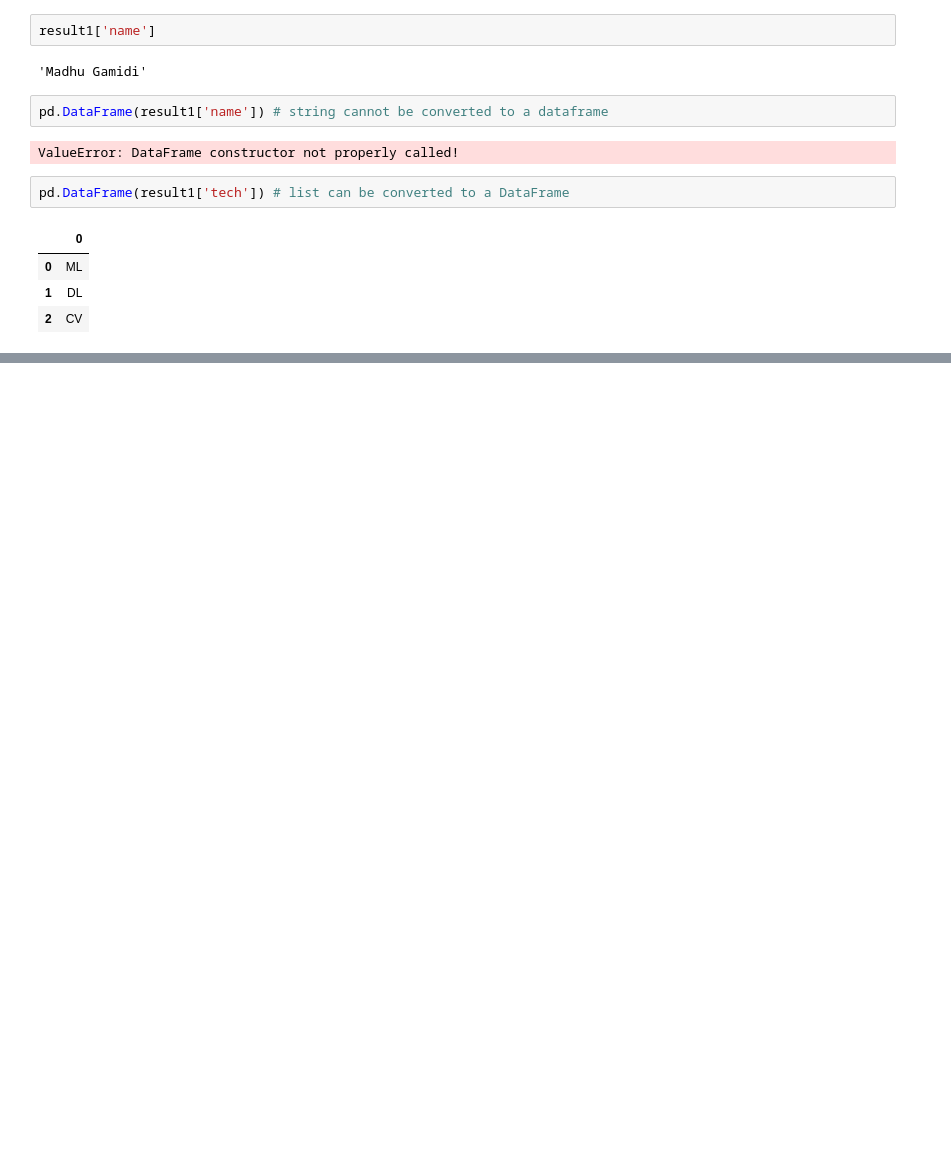
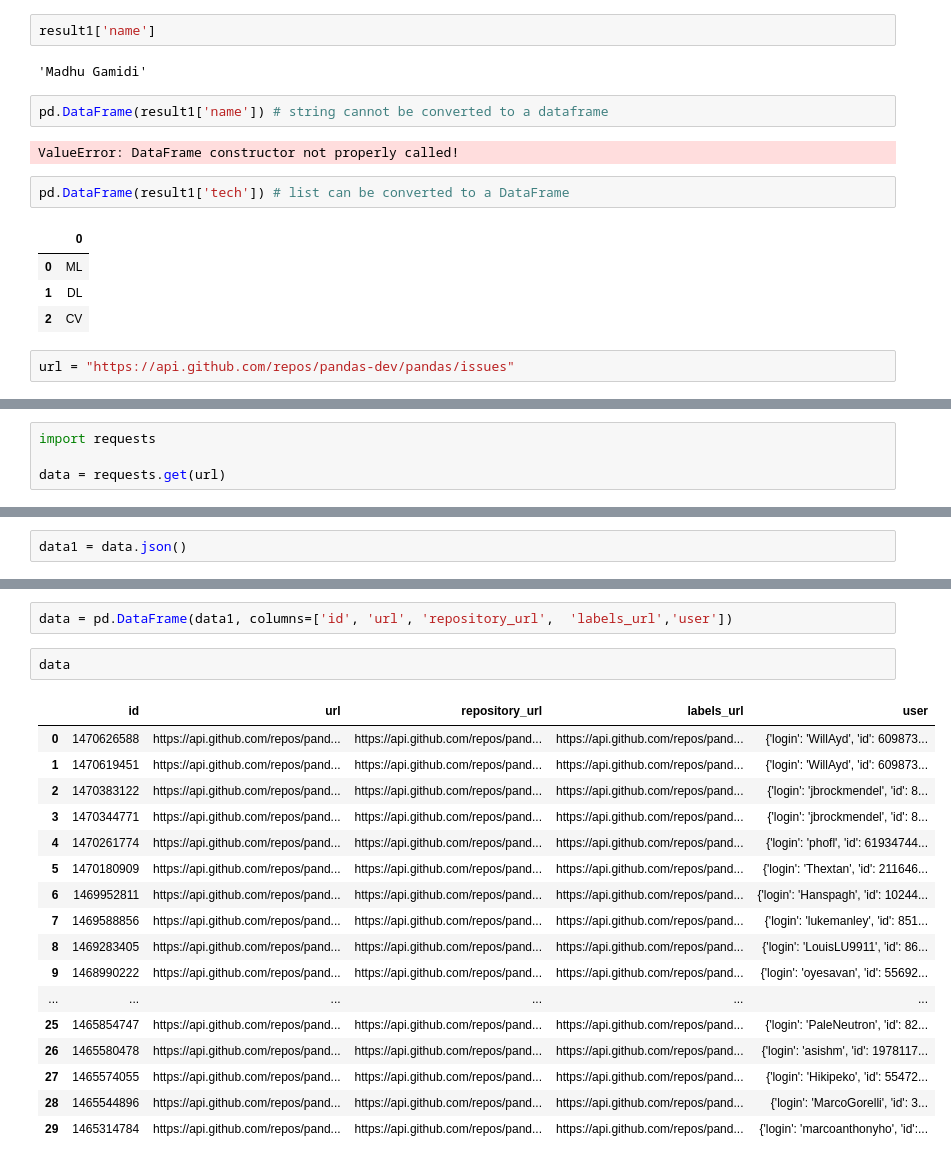
Before and after one commit to Madhugamidi14/Python_class, a Jupyter notebook: Python_Pandas.ipynb, the cells around one changed output, grey strips where cells are left out. Cells and saved outputs as stored; diff of their text form; blank space fills up the shorter version.

```diff
--- a/Python_Pandas.ipynb
+++ b/Python_Pandas.ipynb
@@ -412,3 +412,5 @@ pd.DataFrame(result1['tech']) # list can be converted to a DataFrame
 | 0 | ML |
 | 1 | DL |
 | 2 | CV |
+# %%
+url = "https://api.github.com/repos/pandas-dev/pandas/issues"
@@ -414,0 +438,4 @@ pd.DataFrame(result1['tech']) # list can be converted to a DataFrame
+# %%
+import requests
+
+data = requests.get(url)
@@ -414,0 +446,2 @@ pd.DataFrame(result1['tech']) # list can be converted to a DataFrame
+# %%
+data1 = data.json()
@@ -414,0 +537,22 @@ pd.DataFrame(result1['tech']) # list can be converted to a DataFrame
+# %%
+data = pd.DataFrame(data1, columns=['id', 'url', 'repository_url',  'labels_url','user'])
+# %%
+data
+# %% [output]
+|  | id | url | repository_url | labels_url | user |
+| 0 | 1470626588 | https://api.github.com/repos/pand... | https://api.github.com/repos/pand... | https://api.github.com/repos/pand... | {'login': 'WillAyd', 'id': 609873... |
+| 1 | 1470619451 | https://api.github.com/repos/pand... | https://api.github.com/repos/pand... | https://api.github.com/repos/pand... | {'login': 'WillAyd', 'id': 609873... |
+| 2 | 1470383122 | https://api.github.com/repos/pand... | https://api.github.com/repos/pand... | https://api.github.com/repos/pand... | {'login': 'jbrockmendel', 'id': 8... |
+| 3 | 1470344771 | https://api.github.com/repos/pand... | https://api.github.com/repos/pand... | https://api.github.com/repos/pand... | {'login': 'jbrockmendel', 'id': 8... |
+| 4 | 1470261774 | https://api.github.com/repos/pand... | https://api.github.com/repos/pand... | https://api.github.com/repos/pand... | {'login': 'phofl', 'id': 61934744... |
+| 5 | 1470180909 | https://api.github.com/repos/pand... | https://api.github.com/repos/pand... | https://api.github.com/repos/pand... | {'login': 'Thextan', 'id': 211646... |
+| 6 | 1469952811 | https://api.github.com/repos/pand... | https://api.github.com/repos/pand... | https://api.github.com/repos/pand... | {'login': 'Hanspagh', 'id': 10244... |
+| 7 | 1469588856 | https://api.github.com/repos/pand... | https://api.github.com/repos/pand... | https://api.github.com/repos/pand... | {'login': 'lukemanley', 'id': 851... |
+| 8 | 1469283405 | https://api.github.com/repos/pand... | https://api.github.com/repos/pand... | https://api.github.com/repos/pand... | {'login': 'LouisLU9911', 'id': 86... |
+| 9 | 1468990222 | https://api.github.com/repos/pand... | https://api.github.com/repos/pand... | https://api.github.com/repos/pand... | {'login': 'oyesavan', 'id': 55692... |
+| ... | ... | ... | ... | ... | ... |
+| 25 | 1465854747 | https://api.github.com/repos/pand... | https://api.github.com/repos/pand... | https://api.github.com/repos/pand... | {'login': 'PaleNeutron', 'id': 82... |
+| 26 | 1465580478 | https://api.github.com/repos/pand... | https://api.github.com/repos/pand... | https://api.github.com/repos/pand... | {'login': 'asishm', 'id': 1978117... |
+| 27 | 1465574055 | https://api.github.com/repos/pand... | https://api.github.com/repos/pand... | https://api.github.com/repos/pand... | {'login': 'Hikipeko', 'id': 55472... |
+| 28 | 1465544896 | https://api.github.com/repos/pand... | https://api.github.com/repos/pand... | https://api.github.com/repos/pand... | {'login': 'MarcoGorelli', 'id': 3... |
+| 29 | 1465314784 | https://api.github.com/repos/pand... | https://api.github.com/repos/pand... | https://api.github.com/repos/pand... | {'login': 'marcoanthonyho', 'id':... |
```
Also changed, not shown: parts of 10 cells of this notebook.
